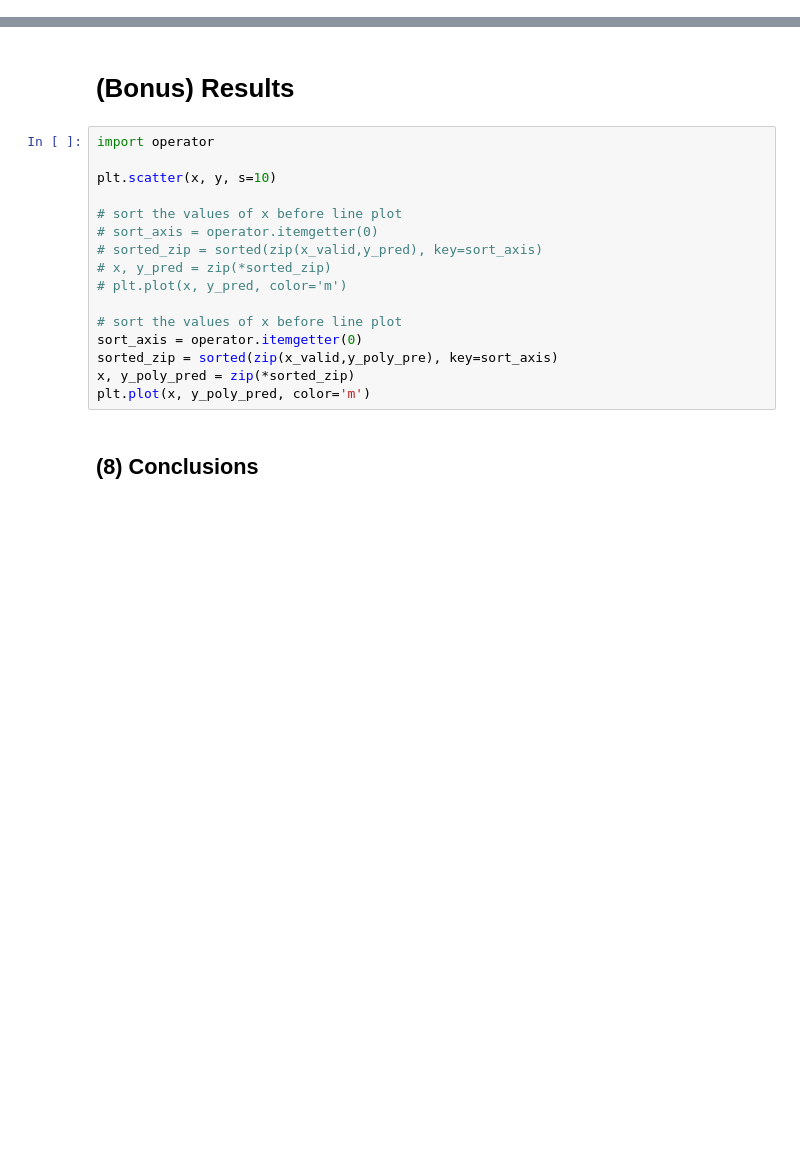
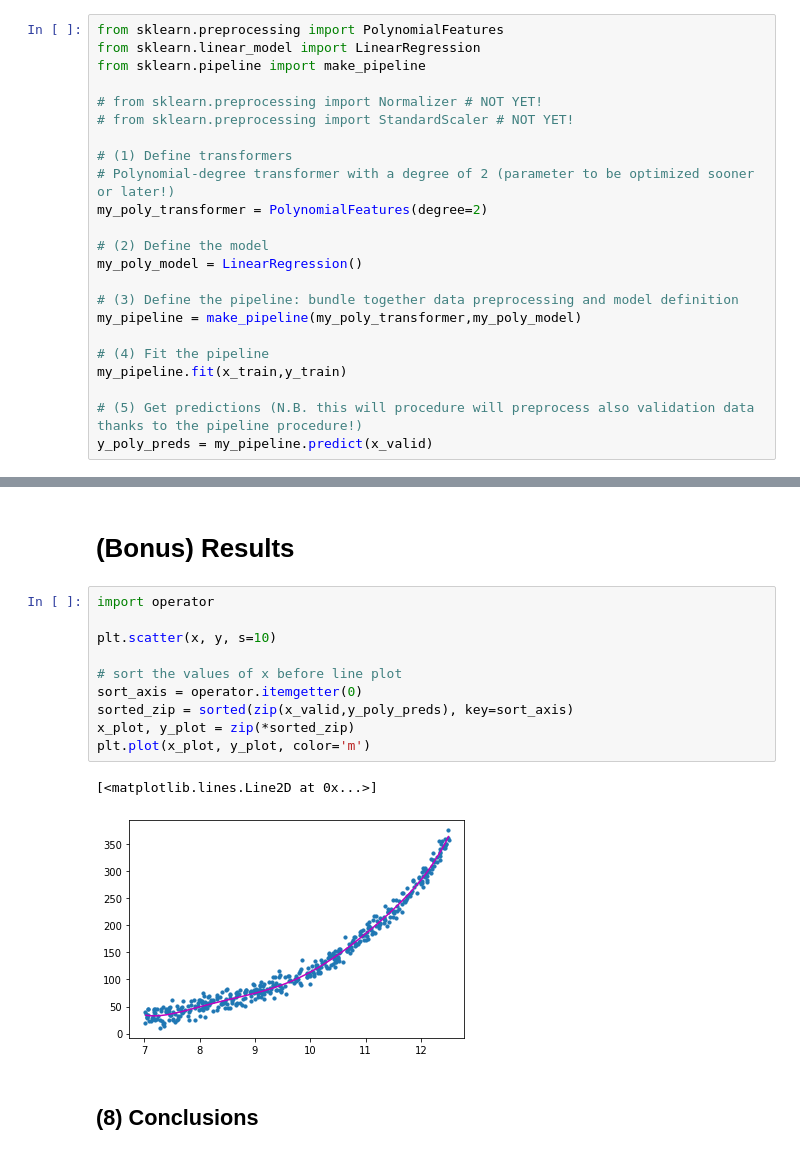
Before and after one commit to Travaz/supermercato24, a Jupyter notebook: analytics.ipynb, the cells around one changed output, grey strips where cells are left out. Saved outputs shown, nothing was run; the diff lists cells and outputs as text; blank space fills up the shorter version.

Commit message:
Pipeline bundling of a higher-degree polynomial model

```diff
--- a/analytics.ipynb
+++ b/analytics.ipynb
@@ -203,3 +196,26 @@ x_valid_poly = my_poly_transformer.fit_transform(x_valid)
+# %%
+from sklearn.preprocessing import PolynomialFeatures
+from sklearn.linear_model import LinearRegression
+from sklearn.pipeline import make_pipeline
+
+# from sklearn.preprocessing import Normalizer # NOT YET!
+# from sklearn.preprocessing import StandardScaler # NOT YET!
+
+# (1) Define transformers
+# Polynomial-degree transformer with a degree of 2 (parameter to be optimized sooner or later!)
+my_poly_transformer = PolynomialFeatures(degree=2)
+
+# (2) Define the model
+my_poly_model = LinearRegression()
+
+# (3) Define the pipeline: bundle together data preprocessing and model definition
+my_pipeline = make_pipeline(my_poly_transformer,my_poly_model)
+
+# (4) Fit the pipeline
+my_pipeline.fit(x_train,y_train)
+
+# (5) Get predictions (N.B. this will procedure will preprocess also validation data thanks to the pipeline procedure!)
+y_poly_preds = my_pipeline.predict(x_valid)
 # %% [markdown]
 ## (5) Model Definition
 # %% [markdown]
@@ -248,19 +253,16 @@ R2 Score: 0.9836144194900881
 # %%
 import operator
 
 plt.scatter(x, y, s=10)
 
 # sort the values of x before line plot
-# sort_axis = operator.itemgetter(0)
-# sorted_zip = sorted(zip(x_valid,y_pred), key=sort_axis)
-# x, y_pred = zip(*sorted_zip)
-# plt.plot(x, y_pred, color='m')
-
-# sort the values of x before line plot
 sort_axis = operator.itemgetter(0)
-sorted_zip = sorted(zip(x_valid,y_poly_pre), key=sort_axis)
-x, y_poly_pred = zip(*sorted_zip)
-plt.plot(x, y_poly_pred, color='m')
+sorted_zip = sorted(zip(x_valid,y_poly_preds), key=sort_axis)
+x_plot, y_plot = zip(*sorted_zip)
+plt.plot(x_plot, y_plot, color='m')
+# %% [output]
+[<matplotlib.lines.Line2D at 0x...>]
+[figure, added]
 # %% [markdown]
 ## (8) Conclusions
 # %% [markdown]
```
Also changed, not shown: parts of 11 cells of this notebook.
